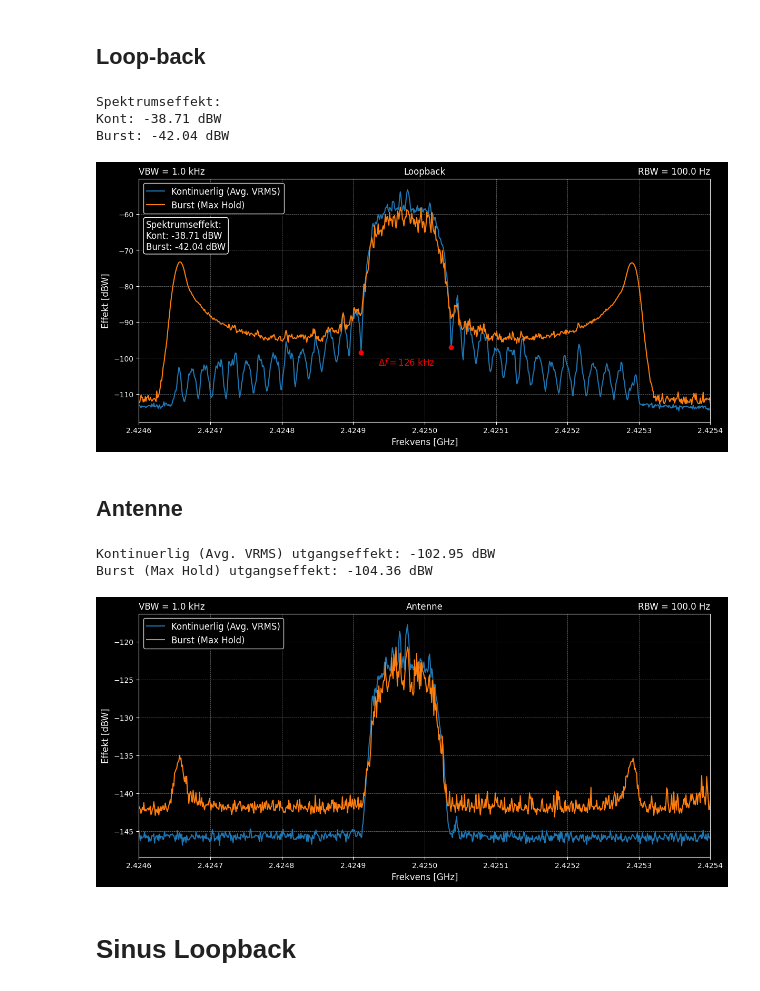
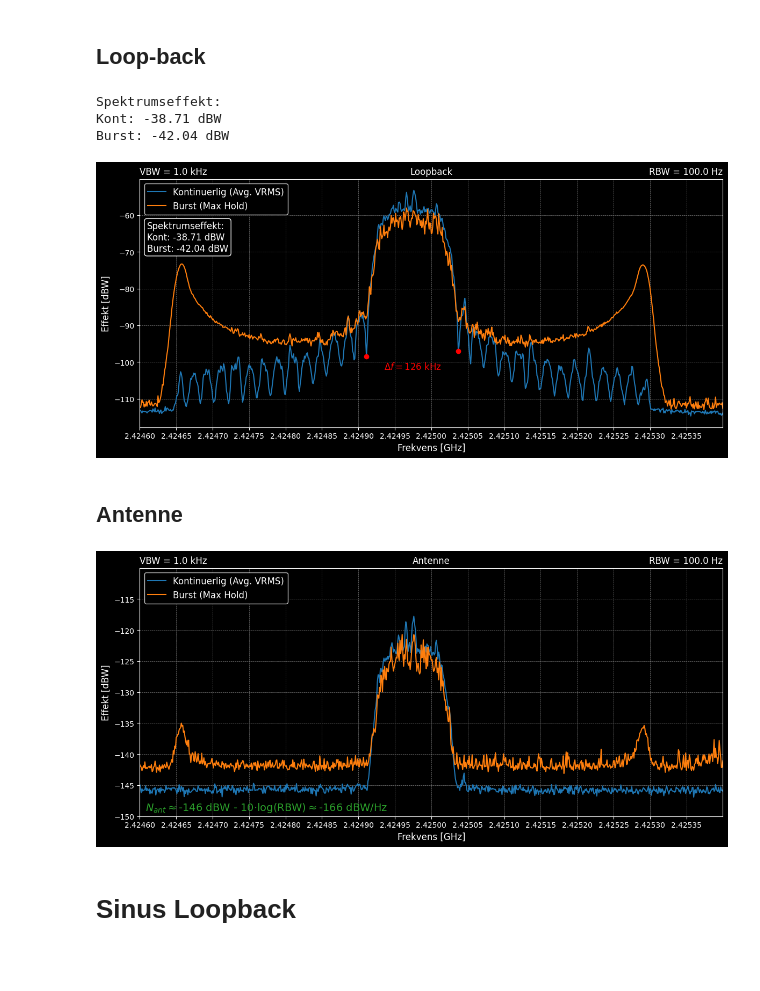
Before and after one commit to SkaugJr/TTT4145-Radiokommunikasjon, a Jupyter notebook: Prosjekt/Spektrum.ipynb, the cells around one changed output. Drawn from its saved outputs; the diff is of its cells as text; code cells hidden in the pictures; blank space fills up the shorter version.

```diff
--- a/Prosjekt/Spektrum.ipynb
+++ b/Prosjekt/Spektrum.ipynb
@@ -129,22 +129,8 @@ minima_idx   = df_win.index[locs]
 minima_freqs = df0.loc[minima_idx, 'Frequency[GHz]']
 minima_pows  = df0.loc[minima_idx, 'Power [dBW]']
 
-
-# --- Find bandiwdth at threshold -85 dBW within freq range for both --- #
-
-for key in keys:
-    df = spektrum[key]
-    mask = df['Frequency[GHz]'].between(2.42491, 2.42504)
-    df_win = df[mask]
-
-    # Finn peaks i det inverterte signalet (dvs. minima under -80 dBW)
-    inverted = -df_win['Power [dBW]']
-    locs, props = find_peaks(inverted, height=85)
-
-    # Gå tilbake til original-indekser og plukk ut frekvens/effekt
-    minima_idx   = df_win.index[locs]
-    minima_freqs = df.loc[minima_idx, 'Frequency[GHz]']
-    minima_pows  = df.loc[minima_idx, 'Power [dBW]']
+bw_threshold = -85
+bws = {}
 
 colors = ['tab:blue', 'tab:orange']
 plt.figure(figsize=(14,6))
@@ -164,16 +150,16 @@ plt.annotate(P_ut_str, xy=(0.0125, 0.83), xycoords='axes fraction', fontsize=12,
 plt.grid(color='gray', linestyle='--', linewidth=0.5)
 plt.ylabel('Effekt [dBW]', fontsize=12)
 plt.xlabel('Frekvens [GHz]', fontsize=12)
-#plt.xticks(np.arange(2.424, 2.426, 0.001))
+plt.xticks(np.arange(2.4246, 2.4254, 0.00005))
 plt.xlim(2.4246, 2.4254)
 plt.legend(loc='upper left', fontsize=12, shadow=True, fancybox=True)
-#plt.savefig('Figurer/LoopbackSpektrum.pdf', bbox_inches='tight')
+plt.savefig('Figurer/LoopbackSpektrum.pdf', bbox_inches='tight')
 plt.show()
 # %% [output]
 Spektrumseffekt:
 Kont: -38.71 dBW
 Burst: -42.04 dBW
-[figure, old version]
+[figure, new version]
 # %% [markdown]
 ## Antenne
 # %%
@@ -189,44 +175,39 @@ file_paths = [
 RBW = 100 # Hz
 VBW = 1000 # Hz
 
 columns = ['Power [dBW]', 'Frequency[Hz]']
 spektrum = {}
 keys = ['Kontinuerlig (Avg. VRMS)', 'Burst (Max Hold)']
 spektrum = {key: pd.DataFrame() for key in keys}
 for file_path, key in zip(file_paths, keys):
     spektrum[key] = pd.read_csv(file_path, sep=',', names=columns, skiprows=154)
     spektrum[key]['Frequency[GHz]'] = spektrum[key]['Frequency[Hz]'] / 1e9
     spektrum[key]['Power [dBW]'] = spektrum[key]['Power [dBW]']
 
 
-utgangseffekt = {'PlutoK': 0, 'PlutoM': 0} # dBm
-for key in keys:
-    utgangseffekt[key] = 10* np.log10(np.sum(10 ** (spektrum[key]['Power [dBW]'] / 10)))
-    print(f'{key} utgangseffekt: {utgangseffekt[key]:.2f} dBW')
 
 colors = ['tab:blue', 'tab:orange']
 plt.figure(figsize=(14,6))
 for key, color in zip(keys, colors):
     plt.plot(spektrum[key]['Frequency[GHz]'], spektrum[key]['Power [dBW]'], linestyle='-', color=color, label=key)
 
+plt.annotate(r'$N_{ant}\approx$-146 dBW - 10$\cdot$log(RBW)$\approx$-166 dBW/Hz', xy=(0.01, 0.01), xycoords='axes fraction', fontsize=14, ha='left', va='bottom',color='tab:green')
 
 plt.annotate('RBW = {:.1f} Hz'.format(RBW), xy=(1, 1.01), xycoords='axes fraction', fontsize=12, ha='right', va='bottom')
 plt.annotate('VBW = {:.1f} kHz'.format(VBW/1000), xy=(0, 1.01), xycoords='axes fraction', fontsize=12, ha='left', va='bottom')
 plt.annotate('Antenne', xy=(0.5, 1.01), xycoords='axes fraction', fontsize=12, ha='center', va='bottom')
-#plt.xticks(np.arange(2.4246, 2.4254, 0.00005),)
-#plt.yticks(np.arange(-135, -54, 5))
+plt.xticks(np.arange(2.4246, 2.4254, 0.00005))
 plt.xlim(2.4246, 2.4254)
-#plt.ylim(-135, -55)
+plt.yticks(np.arange(-150, -110, 5))
+plt.ylim(-150, -110)
 plt.grid(color='gray', linestyle='--', linewidth=0.5)
 plt.ylabel('Effekt [dBW]', fontsize=12)
 plt.xlabel('Frekvens [GHz]', fontsize=12)
 plt.legend(loc='upper left', fontsize=12, shadow=True, fancybox=True)
-plt.savefig('Figurer/LoopbackSpektrum.pdf', bbox_inches='tight')
+plt.savefig('Figurer/AntenneSpektrum.pdf', bbox_inches='tight')
 plt.show()
 # %% [output]
-Kontinuerlig (Avg. VRMS) utgangseffekt: -102.95 dBW
-Burst (Max Hold) utgangseffekt: -104.36 dBW
-[figure, old version]
+[figure, new version]
 # %% [markdown]
 # Sinus Loopback
 # %%
```
Also changed, not shown: 3 other files.
